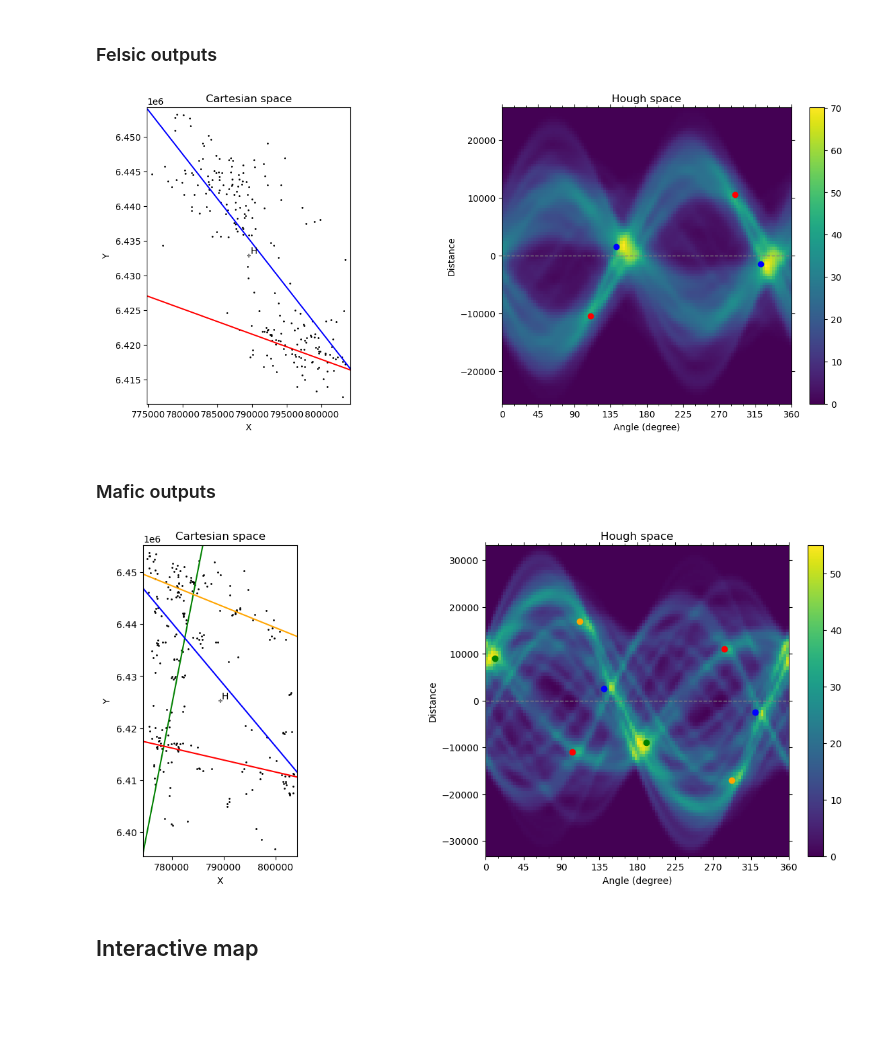
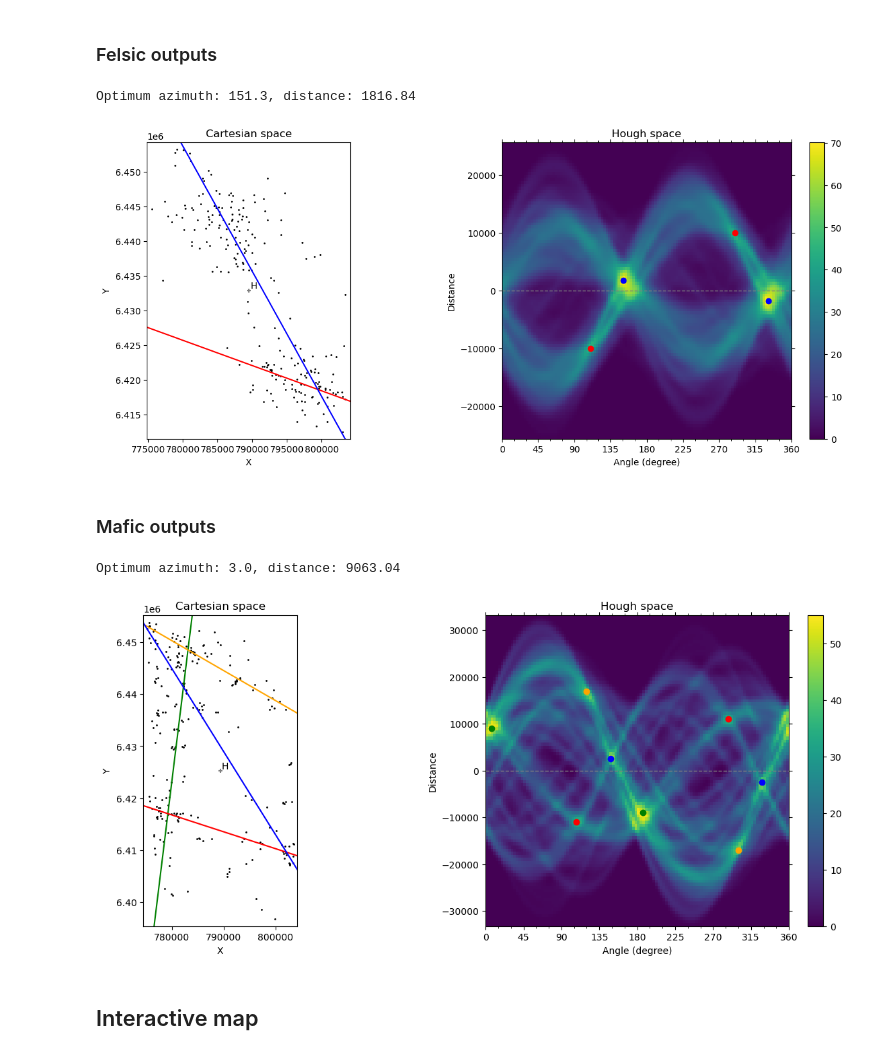
Before and after one commit to GeoISTO/GeoDataKit, a Jupyter notebook: notebook/paper_Pereira_etal_EJM_SucDeSara/paper_Pereira_etal_EJM_SucDeSara.ipynb, the cells around one changed output. Saved outputs shown, nothing was run; the diff lists cells and outputs as text; code cells hidden in the pictures; blank space fills up the shorter version.

```diff
--- a/notebook/paper_Pereira_etal_EJM_SucDeSara/paper_Pereira_etal_EJM_SucDeSara.ipynb
+++ b/notebook/paper_Pereira_etal_EJM_SucDeSara/paper_Pereira_etal_EJM_SucDeSara.ipynb
@@ -78,26 +81,33 @@ hgt.hough.update_accumulator(kernel_type="gaussian",sigma=1000)
 hgp = gp.HoughPlot(hgt)
 
 hgp.plot(show_optim= False)
-hgp.plot_manual(az= 110, dist = -10500, color= "red")
-hgp.plot_manual(az= 142, dist = 1500, color= "blue")
-#print("Optimum azimuth: {:.1f}, distance: {:.2f}".format(hgt.hough.optimum_angle, hgt.hough.optimum_dist))
+hgp.plot_manual(az= 110, dist = -10000, color= "red")
+hgp.plot_manual(az= 151, dist = 1800, color= "blue")
+
+hgt.hough.find_optimum()
+print("Optimum azimuth: {:.1f}, distance: {:.2f}".format(hgt.hough.optimum_angle, hgt.hough.optimum_dist))
 # %% [output]
+Optimum azimuth: 151.3, distance: 1816.84
-[figure, old version]
+[figure, new version]
 # %% [markdown]
 ### Mafic outputs
 # %%
 mafic_data = gdata.loc[data["RockType"]=="Mafic"].get_coordinates().to_numpy().T
 hgt = gp.HoughTransform(mafic_data, update_area=True)
 #hgt.select_data_point(2)
 hgt.hough.update_accumulator(kernel_type="gaussian",sigma=1000)
 hgp = gp.HoughPlot(hgt)
 hgp.plot(show_optim= False)
-hgp.plot_manual(az= 11, dist = 9000, color= "green")
-hgp.plot_manual(az= 103, dist = -11000, color= "red")
-hgp.plot_manual(az= 112, dist = 17000, color= "orange")
-hgp.plot_manual(az= 140, dist = 2500, color= "blue")
+hgp.plot_manual(az= 7, dist = 9000, color= "green")
+hgp.plot_manual(az= 108, dist = -11000, color= "red")
+hgp.plot_manual(az= 120, dist = 17000, color= "orange")
+hgp.plot_manual(az= 148, dist = 2500, color= "blue")
+
+hgt.hough.find_optimum()
+print("Optimum azimuth: {:.1f}, distance: {:.2f}".format(hgt.hough.optimum_angle, hgt.hough.optimum_dist))
 # %% [output]
+Optimum azimuth: 3.0, distance: 9063.04
-[figure, old version]
+[figure, new version]
 # %% [markdown]
 ## Interactive map
 # %%
```
Also changed, not shown: parts of 2 cells of this notebook.
